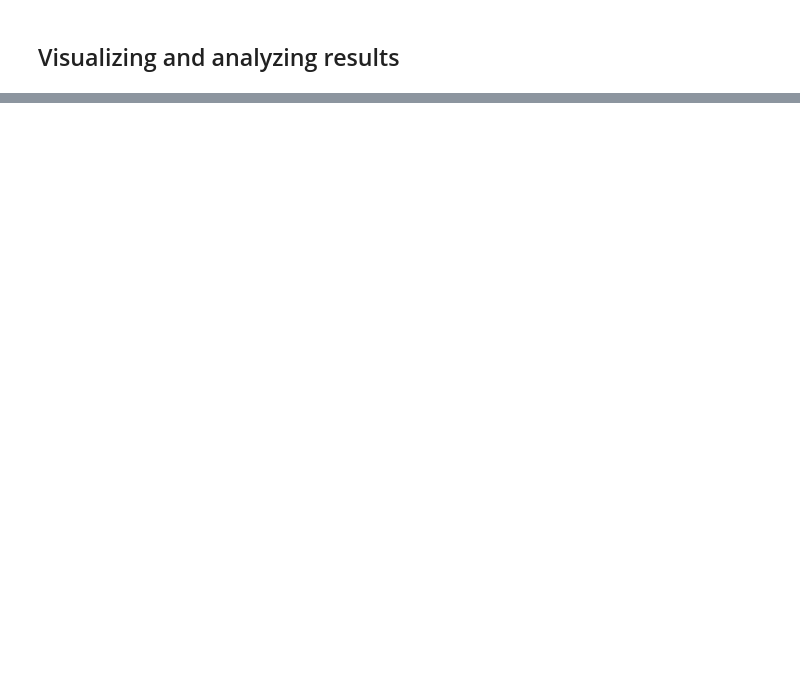
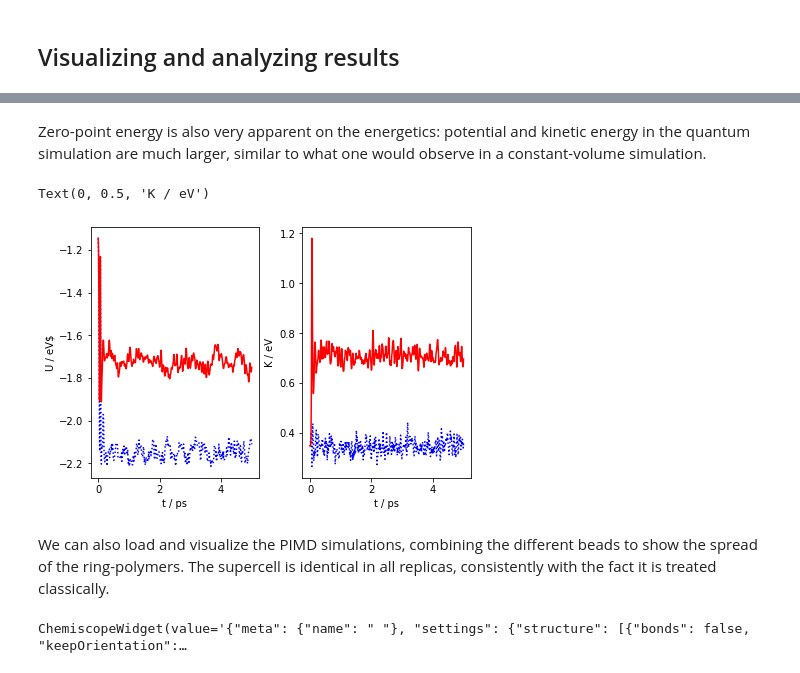
Before and after one commit to i-pi/piqm2023-tutorial, a Jupyter notebook: 01-constant_pressure.ipynb, the cells around one changed output, grey strips where cells are left out. Saved outputs shown, nothing was run; the diff lists cells and outputs as text; code cells hidden in the pictures; blank space fills up the shorter version.

```diff
--- a/01-constant_pressure.ipynb
+++ b/01-constant_pressure.ipynb
@@ -141,0 +286,17 @@ StructureWidget(value='{"meta": {"name": " "}, "structures": [{"size": 108, "nam
+# %% [markdown]
+Zero-point energy is also very apparent on the energetics: potential and kinetic energy in the quantum simulation are much larger, similar to what one would observe in a constant-volume simulation.
+# %%
+fig, ax = plt.subplots(1,2,constrained_layout=True)
+ax[0].plot(md_output["time"], md_output["potential"], 'b:', label="MD")
+ax[0].plot(pimd_output["time"], pimd_output["potential"], 'r-', label="PIMD")
+ax[0].set_xlabel("t / ps")
+ax[0].set_ylabel("U / eV$")
+ax[1].plot(md_output["time"], md_output["kinetic_md"], 'b:', label="MD")
+ax[1].plot(pimd_output["time"], pimd_output["kinetic_cv"], 'r-', label="PIMD")
+ax[1].set_xlabel("t / ps")
+ax[1].set_ylabel("K / eV")
+# %% [output]
+Text(0, 0.5, 'K / eV')
+[figure, added]
+# %% [markdown]
+We can also load and visualize the PIMD simulations, combining the different beads to show the spread of the ring-polymers. The supercell is identical in all replicas, consistently with the fact it is treated classically.
@@ -141,0 +315,19 @@ StructureWidget(value='{"meta": {"name": " "}, "structures": [{"size": 108, "nam
+# %%
+chemiscope.show(frames=frames,
+                     properties={
+                         "t" : { "values":  md_output["time"][::10], "units": "ps", "target":"structure"},
+                         "U" : { "values":  md_output["potential"][::10], "units": "eV", "target":"structure"},
+                         "V" : { "values":  md_output["volume"][::10], "units": r"Å", "target":"structure"}
+                     },
+                     settings = {
+                         'structure': [{ 'bonds': False,
+                                         'keepOrientation': True,
+                                         'unitCell': True,
+                                         'playbackDelay': 20}],
+                        'map': {'x': {'max': 5,  'min': 0, 'property': 't', 'scale': 'linear'},
+                                'y': {'max': 3500,  'min': 2800, 'property': 'V', 'scale': 'linear'},
+                                 'color': {'property': 'U'}
+                               }
+                     })
+# %% [output]
+ChemiscopeWidget(value='{"meta": {"name": " "}, "settings": {"structure": [{"bonds": false, "keepOrientation":…
```
Also changed, not shown: parts of 27 cells of this notebook, 2 other files.
